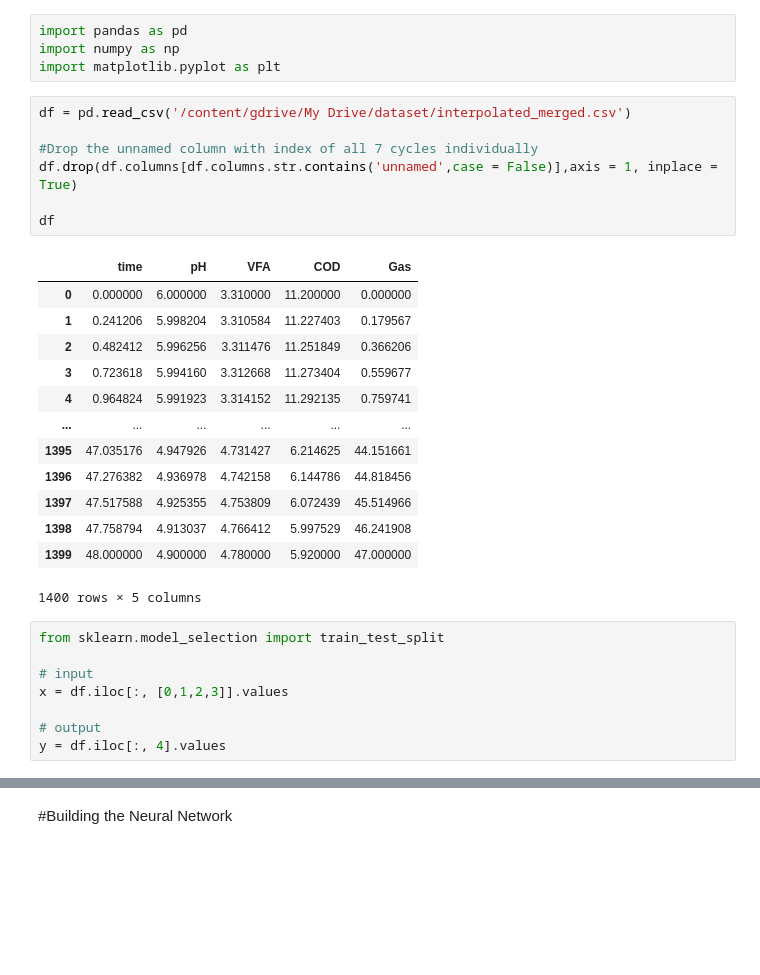
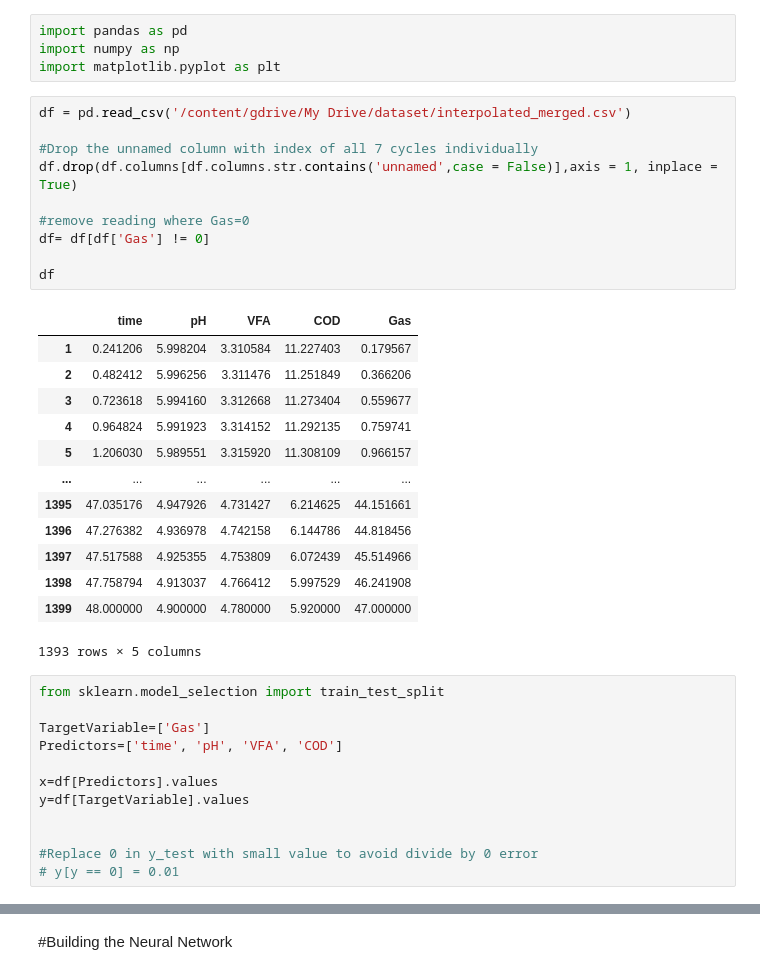
Before and after one commit to ayushranjan6456/HydrogenPrediction, a Jupyter notebook: Hydrogen_Prediction_ANN.ipynb, the cells around one changed output, grey strips where cells are left out. Drawn from its saved outputs; the diff is of its cells as text; blank space fills up the shorter version.

```diff
--- a/Hydrogen_Prediction_ANN.ipynb
+++ b/Hydrogen_Prediction_ANN.ipynb
@@ -12,30 +12,37 @@ import matplotlib.pyplot as plt
 # %%
 df = pd.read_csv('/content/gdrive/My Drive/dataset/interpolated_merged.csv')
 
 #Drop the unnamed column with index of all 7 cycles individually
 df.drop(df.columns[df.columns.str.contains('unnamed',case = False)],axis = 1, inplace = True)
 
+#remove reading where Gas=0
+df= df[df['Gas'] != 0]
+
 df
 # %% [output]
 |  | time | pH | VFA | COD | Gas |
-| 0 | 0.000000 | 6.000000 | 3.310000 | 11.200000 | 0.000000 |
 | 1 | 0.241206 | 5.998204 | 3.310584 | 11.227403 | 0.179567 |
 | 2 | 0.482412 | 5.996256 | 3.311476 | 11.251849 | 0.366206 |
 | 3 | 0.723618 | 5.994160 | 3.312668 | 11.273404 | 0.559677 |
 | 4 | 0.964824 | 5.991923 | 3.314152 | 11.292135 | 0.759741 |
+| 5 | 1.206030 | 5.989551 | 3.315920 | 11.308109 | 0.966157 |
 | ... | ... | ... | ... | ... | ... |
 | 1395 | 47.035176 | 4.947926 | 4.731427 | 6.214625 | 44.151661 |
 | 1396 | 47.276382 | 4.936978 | 4.742158 | 6.144786 | 44.818456 |
 | 1397 | 47.517588 | 4.925355 | 4.753809 | 6.072439 | 45.514966 |
 | 1398 | 47.758794 | 4.913037 | 4.766412 | 5.997529 | 46.241908 |
 | 1399 | 48.000000 | 4.900000 | 4.780000 | 5.920000 | 47.000000 |
-1400 rows × 5 columns
+1393 rows × 5 columns
-# %%
-from sklearn.model_selection import train_test_split
-
-# input
-x = df.iloc[:, [0,1,2,3]].values
-
-# output
-y = df.iloc[:, 4].values
+# %%
+from sklearn.model_selection import train_test_split
+
+TargetVariable=['Gas']
+Predictors=['time', 'pH', 'VFA', 'COD']
+
+x=df[Predictors].values
+y=df[TargetVariable].values
+
+
+#Replace 0 in y_test with small value to avoid divide by 0 error
+# y[y == 0] = 0.01
 # %%
```
Also changed, not shown: parts of 18 cells of this notebook.
